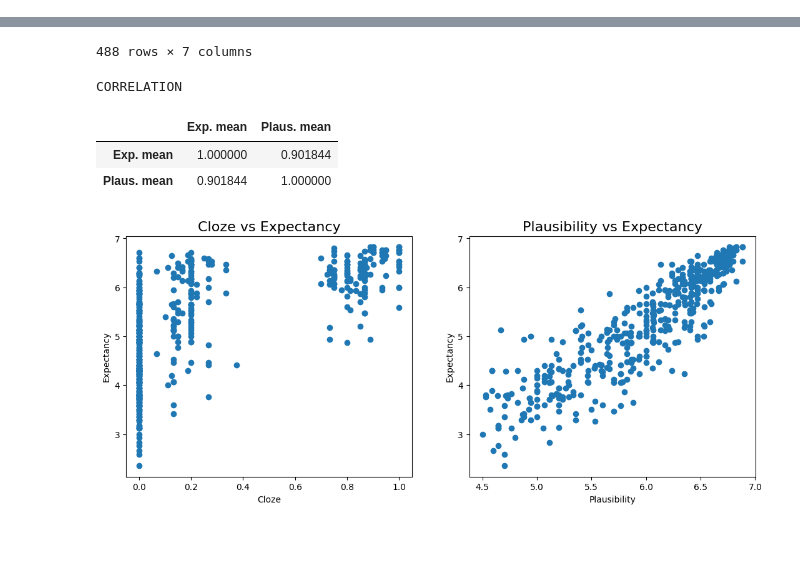
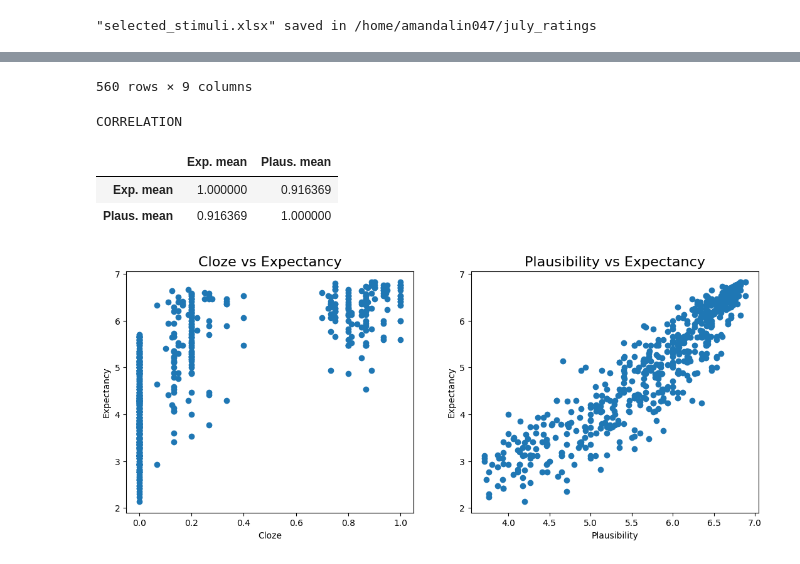
Before and after one commit to amandalin047/Cloze_2023, a Jupyter notebook: stimuli_selection.ipynb, the cells around one changed output, grey strips where cells are left out. Drawn from its saved outputs; the diff is of its cells as text; code cells hidden in the pictures; blank space fills up the shorter version.

```diff
--- a/stimuli_selection.ipynb
+++ b/stimuli_selection.ipynb
@@ -56,5 +68 @@ display(df)
 967 rows × 7 columns
-# %%
-df = df[df['Plaus. mean']>=4.5]
-df = df[(df['Val. mean']>=6.75) | (df['Val. mean']<=3.25)].reset_index(drop=True)
-df
@@ -75,13 +68,0 @@ df
-# %%
-def REINDEX(array):
-    '''Sorts sentences by a given index in asencing order'''
-    array_ascend = np.sort(array)
-    unique, idx = [], []
-    for i, x in enumerate(array_ascend):
-        if x not in unique:
-            idx.append(np.where(array==x)[0].tolist())
-            unique.append(x)
-    return sum(idx, [])
-
-df = df.reindex(REINDEX(df['Index'])).reset_index(drop=True)
-df
@@ -102,6 +68,0 @@ df
-# %%
-idx = df['Index'].tolist()
-for i, x in enumerate(idx):
-    if idx.count(x) == 1:
-        df = df.drop(index=i)
-df
@@ -194,6 +108,6 @@ df1 = pd.read_excel('1st_all_means.xlsx')
 os.chdir('/home/amandalin047/july_ratings/results/2nd_round')
 df2 = pd.read_excel('2nd_all_means.xlsx')
 
-emo_sc, emo_wc = main(df1, df2, plaus_thresh=4.5, val_thresh=1.7, condition='Emo');
-neu_sc, neu_wc = main(df1, df2, plaus_thresh=4.5, val_thresh=1, condition='Neu');
+emo_sc, emo_wc = main(df1, df2, exp_thresh=5.75, plaus_thresh=3.7, val_thresh=1.6, condition='Emo');
+neu_sc, neu_wc = main(df1, df2, exp_thresh=5.75, plaus_thresh=3.7, val_thresh=0.9, condition='Neu');
 # %% [output]
@@ -259,9 +173,15 @@ to_export, outfile_names = [emo_sc, emo_wc, neu_sc, neu_wc], ['emo_sc.xlsx', 'em
 for i, x in enumerate(to_export):
     x.to_excel(outfile_names[i], index=False)
 # %%
+rated_condition = ['Emo_SC']*len(emo_sc)+['Emo_WC']*len(emo_wc)+['Neu_SC']*len(neu_sc)+['Neu_WC']*len(neu_wc)
+
 df = pd.DataFrame(None, columns=emo_sc.columns)
 for i in to_export:
     df = pd.concat((df, i))
+df.insert(6, 'Abs. Val. mean', abs(df['Val. mean']-5).tolist())
+df.insert(0, 'Rated Condition', rated_condition)
+df.to_excel('selected_stimuli.xlsx', index=False)
+print('"selected_stimuli.xlsx" saved in '+os.getcwd())
 display(df)
 
 print('CORRELATION')
@@ -280,3 +200,4 @@ axis[1].set_xlabel('Plausibility')
 axis[1].set_ylabel('Expectancy')
 plt.show()
 # %% [output]
+"selected_stimuli.xlsx" saved in /home/amandalin047/july_ratings
@@ -295,6 +216,6 @@ plt.show()
-488 rows × 7 columns
-CORRELATION
+560 rows × 9 columns
+CORRELATION
 |  | Exp. mean | Plaus. mean |
-| Exp. mean | 1.000000 | 0.901844 |
-| Plaus. mean | 0.901844 | 1.000000 |
+| Exp. mean | 1.000000 | 0.916369 |
+| Plaus. mean | 0.916369 | 1.000000 |
-[figure, old version]
+[figure, new version]
```
Also changed, not shown: parts of 14 cells of this notebook.
